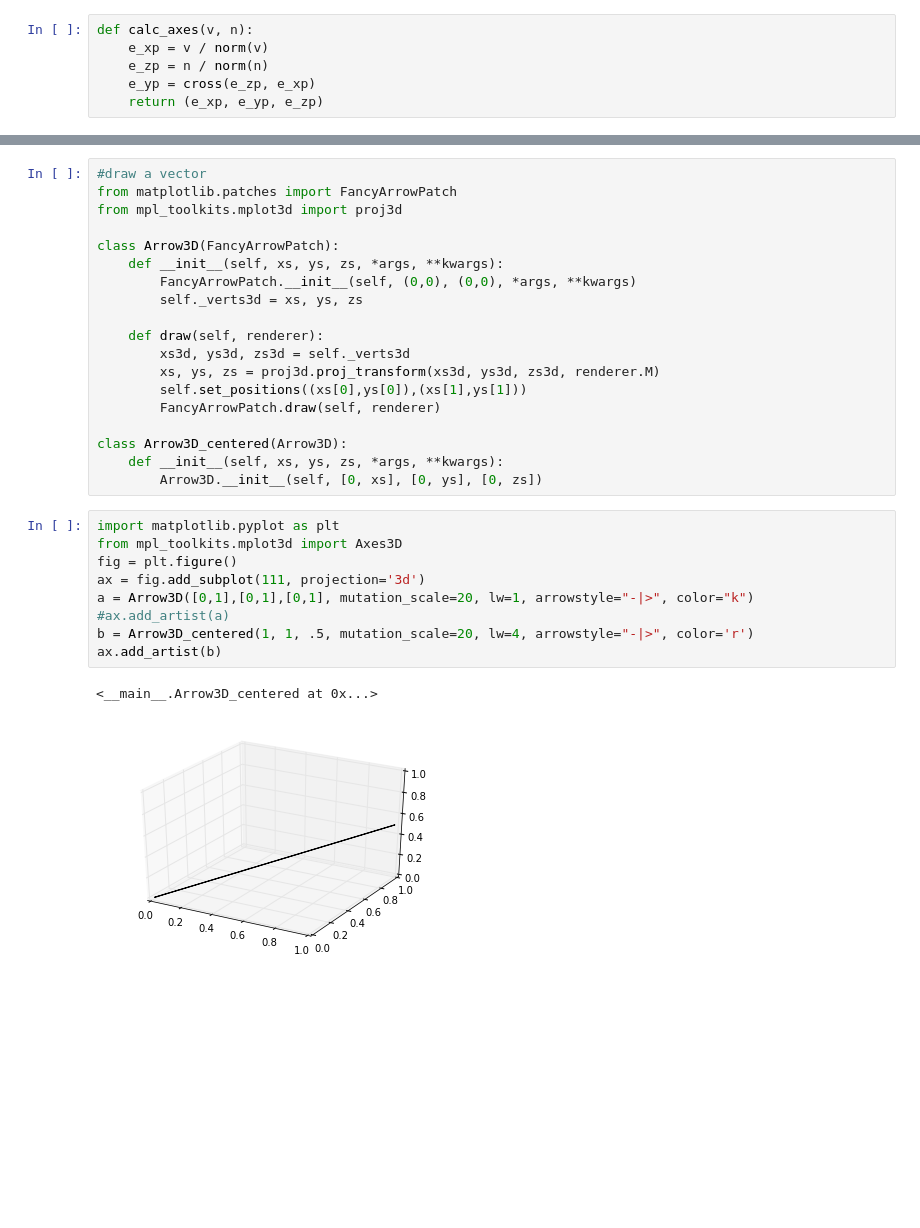
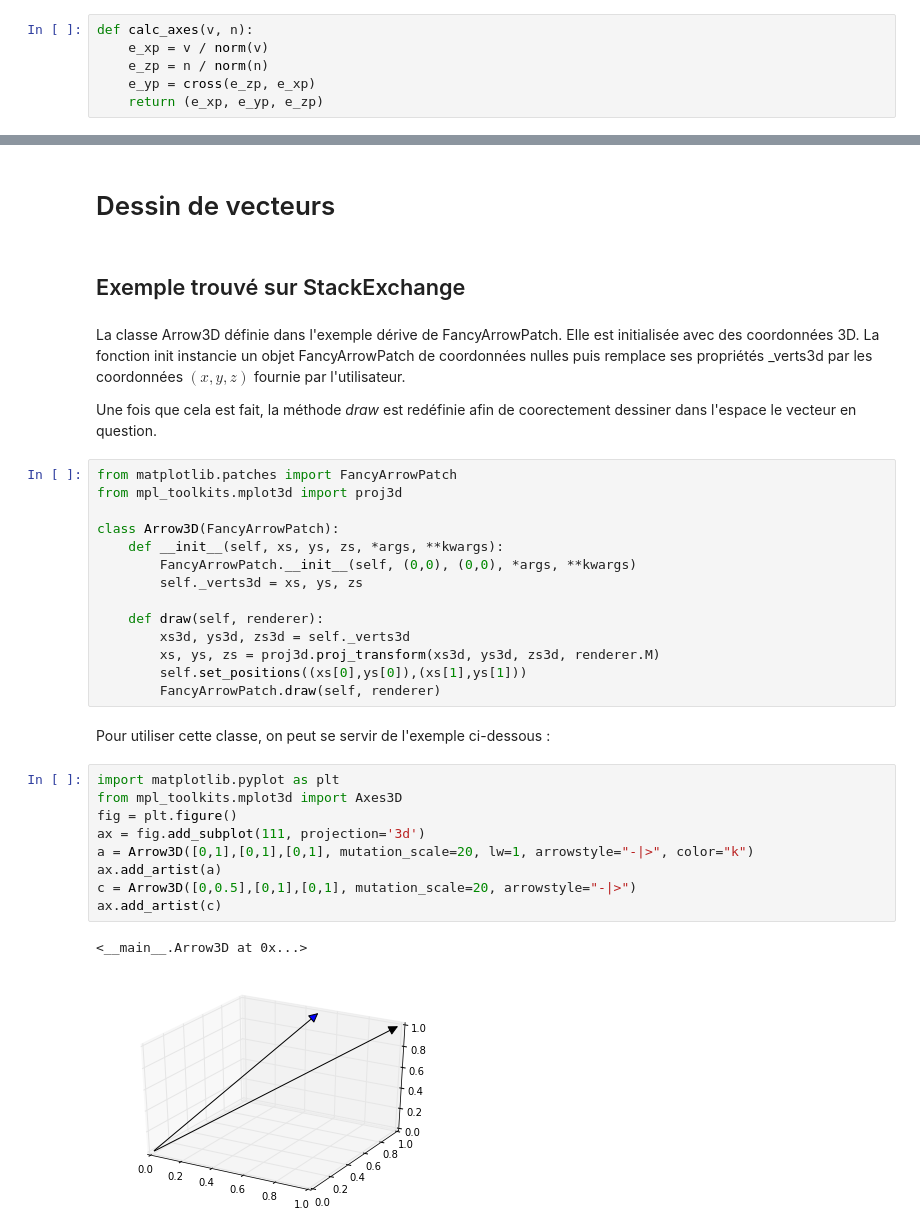
Before and after one commit to flothesof/BoomerangAerodynamics, a Jupyter notebook: Boomerang.ipynb, the cells around one changed output, grey strips where cells are left out. Cells and saved outputs as stored; diff of their text form; blank space fills up the shorter version.

```diff
--- a/Boomerang.ipynb
+++ b/Boomerang.ipynb
@@ -117,5 +119,12 @@ def calc_axes(v, n):
+# %% [markdown]
+# Dessin de vecteurs
+# %% [markdown]
+## Exemple trouvé sur StackExchange
+# %% [markdown]
+La classe Arrow3D définie dans l'exemple dérive de FancyArrowPatch. Elle est initialisée avec des coordonnées 3D. La fonction init instancie un objet FancyArrowPatch de coordonnées nulles puis remplace ses propriétés _verts3d par les coordonnées $(x, y, z)$ fournie par l'utilisateur.
+
+Une fois que cela est fait, la méthode *draw* est redéfinie afin de coorectement dessiner dans l'espace le vecteur en question.
 # %%
-#draw a vector
 from matplotlib.patches import FancyArrowPatch
 from mpl_toolkits.mplot3d import proj3d
 
@@ -129,19 +138,17 @@ class Arrow3D(FancyArrowPatch):
         xs, ys, zs = proj3d.proj_transform(xs3d, ys3d, zs3d, renderer.M)
         self.set_positions((xs[0],ys[0]),(xs[1],ys[1]))
         FancyArrowPatch.draw(self, renderer)
-
-class Arrow3D_centered(Arrow3D):
-    def __init__(self, xs, ys, zs, *args, **kwargs):
-        Arrow3D.__init__(self, [0, xs], [0, ys], [0, zs])
+# %% [markdown]
+Pour utiliser cette classe, on peut se servir de l'exemple ci-dessous :
 # %%
 import matplotlib.pyplot as plt
 from mpl_toolkits.mplot3d import Axes3D
 fig = plt.figure()
 ax = fig.add_subplot(111, projection='3d')
 a = Arrow3D([0,1],[0,1],[0,1], mutation_scale=20, lw=1, arrowstyle="-|>", color="k")
-#ax.add_artist(a)
-b = Arrow3D_centered(1, 1, .5, mutation_scale=20, lw=4, arrowstyle="-|>", color='r')
-ax.add_artist(b)
+ax.add_artist(a)
+c = Arrow3D([0,0.5],[0,1],[0,1], mutation_scale=20, arrowstyle="-|>")
+ax.add_artist(c)
 # %% [output]
-<__main__.Arrow3D_centered at 0x...>
+<__main__.Arrow3D at 0x...>
-[figure, old version]
+[figure, new version]
```
Also changed, not shown: parts of 14 cells of this notebook.
